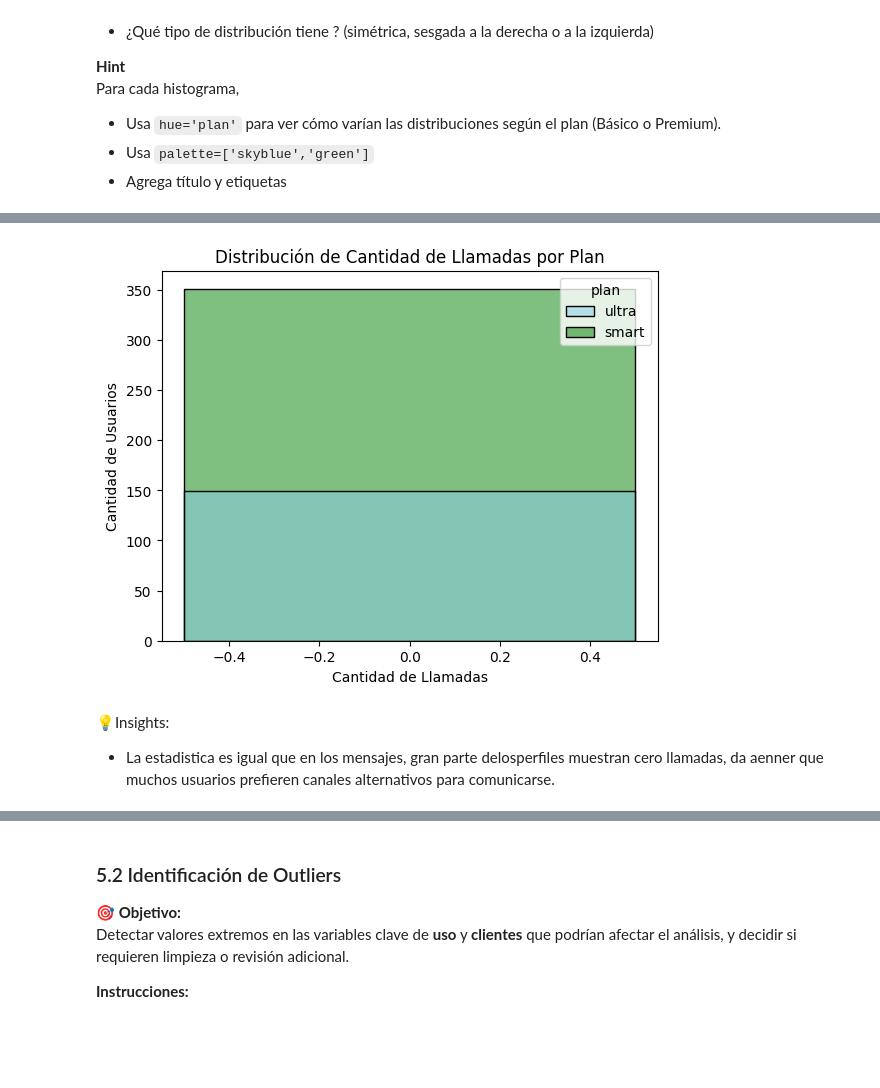
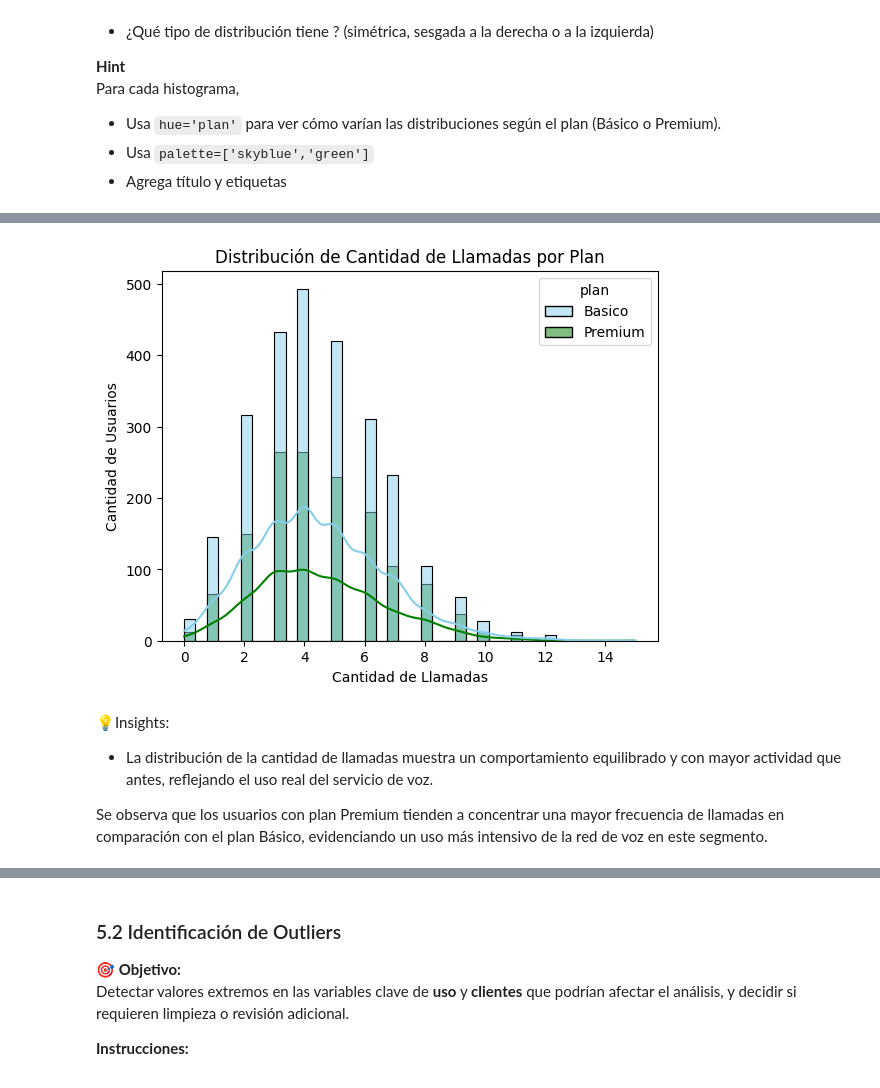
Before and after one commit to PabloVidal000/Telecom-analysis-, a Jupyter notebook: S7 Version-Estudiante-Project-ConnectaTel.ipynb, the cells around one changed output, grey strips where cells are left out. Cells and saved outputs as stored; diff of their text form; code cells hidden in the pictures; blank space fills up the shorter version.

```diff
--- a/S7 Version-Estudiante-Project-ConnectaTel.ipynb
+++ b/S7 Version-Estudiante-Project-ConnectaTel.ipynb
@@ -45,5 +136,5 @@ import seaborn as sns
 # %%
 # cargar archivos
 plans = pd.read_csv('/datasets/plans.csv')
-users = pd.read_csv('/datasets/users.csv')
+users = pd.read_csv('/datasets/users_latam.csv')
 usage = pd.read_csv('/datasets/usage.csv')
@@ -613,16 +794,18 @@ plt.show()
 # %%
 # Histograma para visualizar la cant_llamadas
 # Histograma para visualizar cant_llamadas
-sns.histplot(data=user_profile, x='cant_llamadas', hue='plan', palette=['skyblue', 'green'])
+sns.histplot(data=user_profile, x='cant_llamadas', hue='plan', palette=['skyblue', 'green'], kde=True)
 plt.title('Distribución de Cantidad de Llamadas por Plan')
 plt.xlabel('Cantidad de Llamadas')
 plt.ylabel('Cantidad de Usuarios')
 plt.show()
 # %% [output]
-[figure, old version]
+[figure, new version]
 # %% [markdown]
 💡Insights:
-- La estadistica es igual que en los mensajes, gran parte delosperfiles muestran cero llamadas, da aenner que muchos usuarios prefieren canales alternativos para comunicarse.
+- La distribución de la cantidad de llamadas muestra un comportamiento equilibrado y con mayor actividad que antes, reflejando el uso real del servicio de voz.
+
+Se observa que los usuarios con plan Premium tienden a concentrar una mayor frecuencia de llamadas en comparación con el plan Básico, evidenciando un uso más intensivo de la red de voz en este segmento.
 # %%
 # Histograma para visualizar la cant_minutos_llamada
 # Histograma para visualizar cant_minutos_llamada
```
Also changed, not shown: parts of 55 cells of this notebook.
